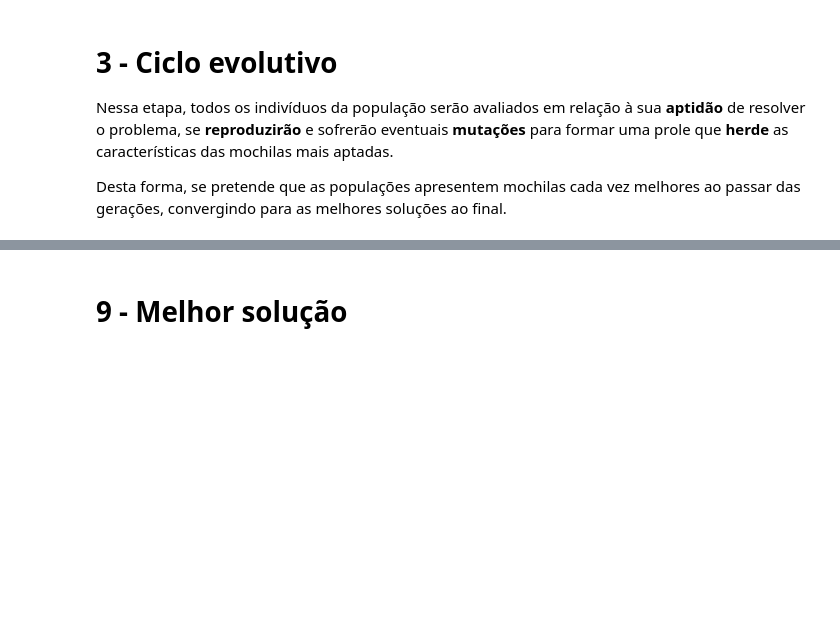
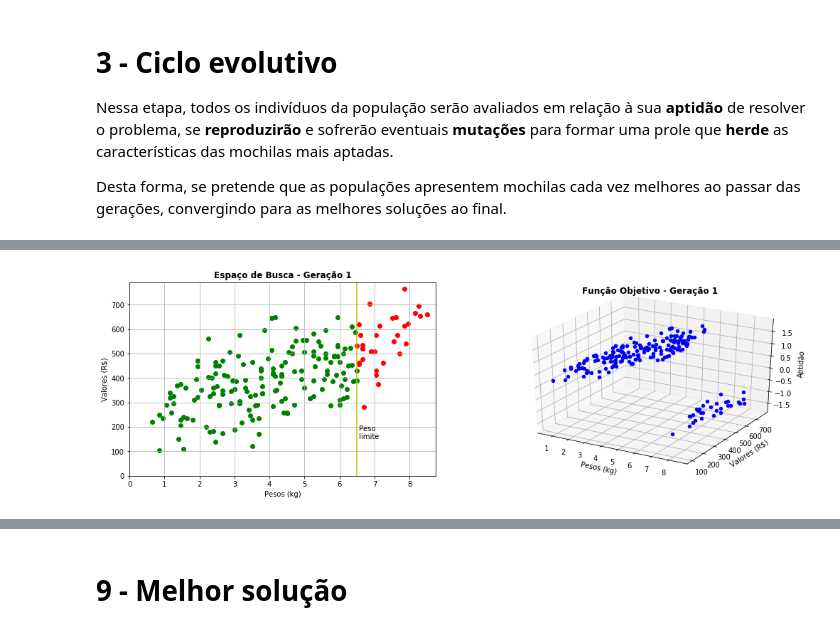
Before and after one commit to ZaqueuCavalcante/knapsack-problem, a Jupyter notebook: main.ipynb, the cells around one changed output, grey strips where cells are left out. Drawn from its saved outputs; the diff is of its cells as text; code cells hidden in the pictures; blank space fills up the shorter version.

Commit message:
Add subplots.

```diff
--- a/main.ipynb
+++ b/main.ipynb
@@ -153,0 +102,85 @@ for geracao in range(1, n_geracoes+1):
+# %%
+%matplotlib inline
+import matplotlib.pyplot as plt
+from mpl_toolkits.mplot3d import axes3d
+
+for geracao in range(1, n_geracoes+1):
+
+    # 4 - AVALIAÇÃO DA APTIDÃO DA POPULAÇÃO ATUAL
+    """"
+    t = 'Espaço de Busca - Geração ' + str(geracao)
+    valores_mochilas = calcula_valores_populacao(populacao, valores)
+    pesos_mochilas = calcula_pesos_populacao(populacao, pesos)
+    plot_espaco_busca(valores_mochilas, valor_max, pesos_mochilas, peso_limite, peso_max, t)
+
+    t = 'Função Objetivo - Geração ' + str(geracao)
+    aptidoes = funcao_objetivo(valores_mochilas, pesos_mochilas, valor_max, peso_limite)
+    plot_funcao_objetivo(valores_mochilas, pesos_mochilas, aptidoes, peso_max, t)
+    """
+
+    fig = plt.figure(figsize=(17, 5))
+    ax1 = fig.add_subplot(121)
+    ax2 = fig.add_subplot(122, projection='3d')
+
+    t = 'Espaço de Busca - Geração ' + str(geracao)
+    valores_mochilas = calcula_valores_populacao(populacao, valores)
+    pesos_mochilas = calcula_pesos_populacao(populacao, pesos)
+
+    for i in range(0, len(pesos_mochilas)):
+        if (pesos_mochilas[i] <= peso_limite):
+            ax1.scatter(pesos_mochilas[i], valores_mochilas[i], color='g')
+        else:
+            ax1.scatter(pesos_mochilas[i], valores_mochilas[i], color='r')
+
+    ax1.grid()
+    ax1.set_xlabel('Pesos (kg)')
+    ax1.set_ylabel('Valores (R$)')
+    ax1.set_title(t, fontweight="bold")
+    ax1.set_xlim(0, peso_max)
+    ax1.set_ylim(0, valor_max)
+    ax1.axvline(x=peso_limite, color='y')
+    ax1.text(peso_limite, 150, ' Peso \n limite')
+
+    t = 'Função Objetivo - Geração ' + str(geracao)
+    aptidoes = funcao_objetivo(valores_mochilas, pesos_mochilas, valor_max, peso_limite)
+
+    for i in range(0, len(pesos_mochilas)):
+        if (pesos_mochilas[i] <= peso_max):
+            ax2.scatter(pesos_mochilas[i], valores_mochilas[i], aptidoes[i], color='b')
+        else:
+            ax2.scatter(pesos_mochilas[i], valores_mochilas[i], aptidoes[i], color='b')
+
+    ax2.grid()
+    ax2.set_xlabel('Pesos (kg)')
+    ax2.set_ylabel('Valores (R$)')
+    ax2.set_zlabel('Aptidão')
+    ax2.set_title(t, fontweight="bold")
+
+    plt.show()
+
+    # 5 - RANKING DE APTIDÃO
+
+    # Geração de uma lista das mochilas que compõe a geração atual, por ordem de aptidão (da maior para a menor).
+
+    ranking = gera_ranking(aptidoes[:])
+
+    # 6 - SELEÇÃO DOS PAIS
+
+    pais = seleciona_pais(ranking)
+
+    # 7 - CRUZAMENTO
+
+    # O método utilizado será o de 'recombinação com um ponto de corte'.
+
+    populacao = cruzamento(populacao, pais)
+
+    # 8 - MUTAÇÃO
+
+    # Consiste em mudar, aleatoriamente, alguma característica do indivíduo.
+    # No caso, algumas mochilas (dentro da nova população) serão selecionadas.
+    # Cada uma delas terá UM objeto retirado ou adicionado.
+
+    mutantes = seleciona_mutantes(populacao, prob_mutacao)
+    populacao = realiza_mutacao(populacao, mutantes, taxa_mutacao)
+# %% [output]
+[figure, added]
```
Also changed, not shown: parts of 3 cells of this notebook.
